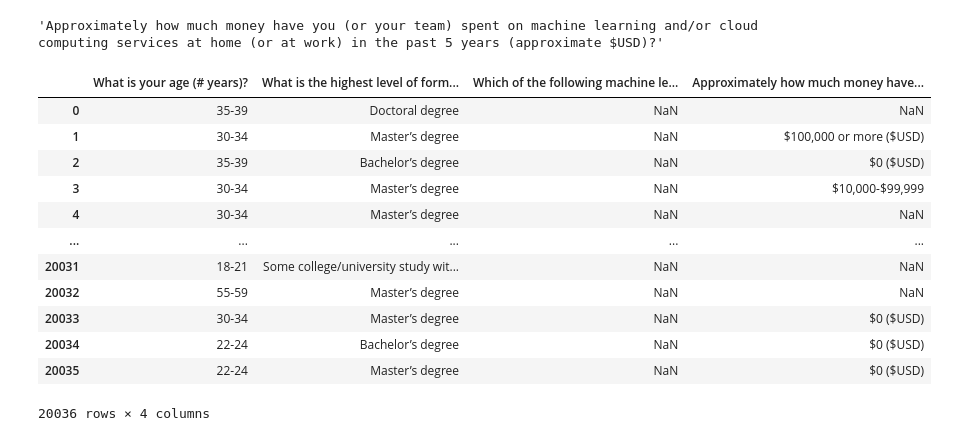
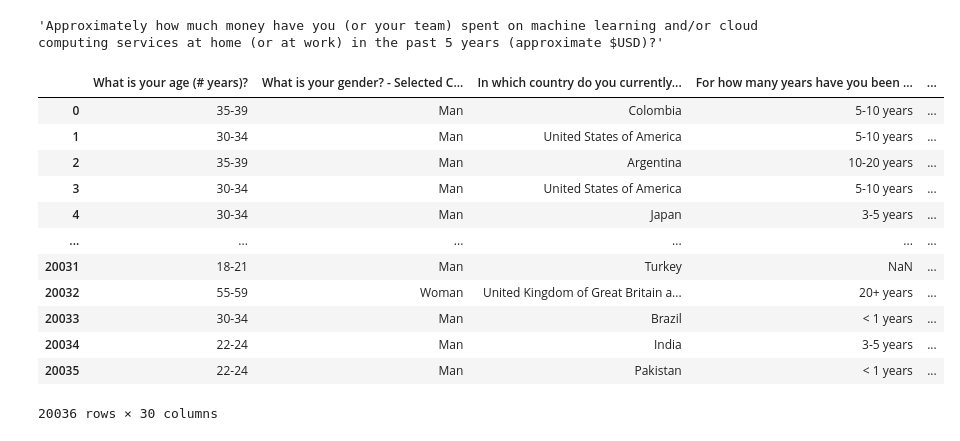
Before and after one commit to Ighus/ds_kaggle_2020_survey_competition, a Jupyter notebook: notebook.ipynb, the cells around one changed output. Drawn from its saved outputs; the diff is of its cells as text; code cells hidden in the pictures.

```diff
--- a/notebook.ipynb
+++ b/notebook.ipynb
@@ -56,21 +38,21 @@ dict_columns[119]
 # %% [output]
 'Approximately how much money have you (or your team) spent on machine learning and/or cloud computing services at home (or at work) in the past 5 years (approximate $USD)?'
 # %%
-columns_to_get = [1, 4, 76, 119]
+columns_to_get = [1, 2, 3, 6,7,8,9,10,11,12,13,14,15,16, 17, 18, 19, 20, 47, 231, 232, 233, 234, 235, 236, 237, 238 ,239, 240, 241]
 # teste = df.drop(df.columns.difference([columns_to_get]), axis=1)
 teste = df[df.columns[columns_to_get]]
 teste
 # %% [output]
-|  | What is your age (# years)? | What is the highest level of form... | Which of the following machine le... | Approximately how much money have... |
-| 0 | 35-39 | Doctoral degree | NaN | NaN |
-| 1 | 30-34 | Master’s degree | NaN | $100,000 or more ($USD) |
-| 2 | 35-39 | Bachelor’s degree | NaN | $0 ($USD) |
-| 3 | 30-34 | Master’s degree | NaN | $10,000-$99,999 |
-| 4 | 30-34 | Master’s degree | NaN | NaN |
-| ... | ... | ... | ... | ... |
-| 20031 | 18-21 | Some college/university study wit... | NaN | NaN |
-| 20032 | 55-59 | Master’s degree | NaN | NaN |
-| 20033 | 30-34 | Master’s degree | NaN | $0 ($USD) |
-| 20034 | 22-24 | Bachelor’s degree | NaN | $0 ($USD) |
-| 20035 | 22-24 | Master’s degree | NaN | $0 ($USD) |
+|  | What is your age (# years)? | What is your gender? - Selected C... | In which country do you currently... | For how many years have you been ... | ... |
+| 0 | 35-39 | Man | Colombia | 5-10 years | ... |
+| 1 | 30-34 | Man | United States of America | 5-10 years | ... |
+| 2 | 35-39 | Man | Argentina | 10-20 years | ... |
+| 3 | 30-34 | Man | United States of America | 5-10 years | ... |
+| 4 | 30-34 | Man | Japan | 3-5 years | ... |
+| ... | ... | ... | ... | ... | ... |
+| 20031 | 18-21 | Man | Turkey | NaN | ... |
+| 20032 | 55-59 | Woman | United Kingdom of Great Britain a... | 20+ years | ... |
+| 20033 | 30-34 | Man | Brazil | < 1 years | ... |
+| 20034 | 22-24 | Man | India | 3-5 years | ... |
+| 20035 | 22-24 | Man | Pakistan | < 1 years | ... |
-20036 rows × 4 columns
+20036 rows × 30 columns
```
Also changed, not shown: parts of 4 cells of this notebook, 1 other file.
